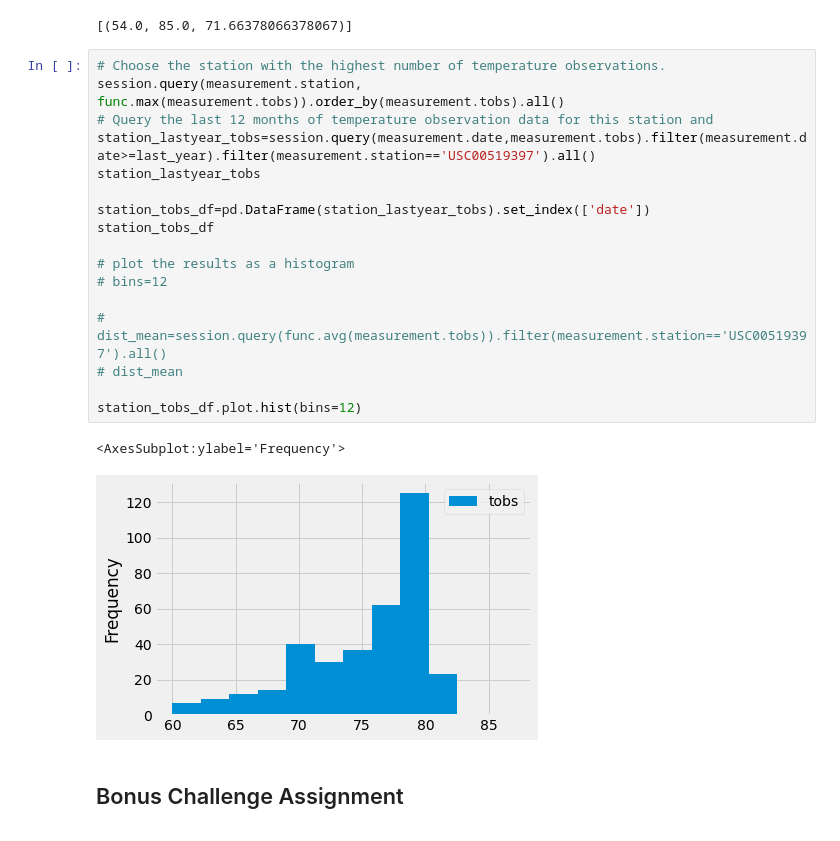
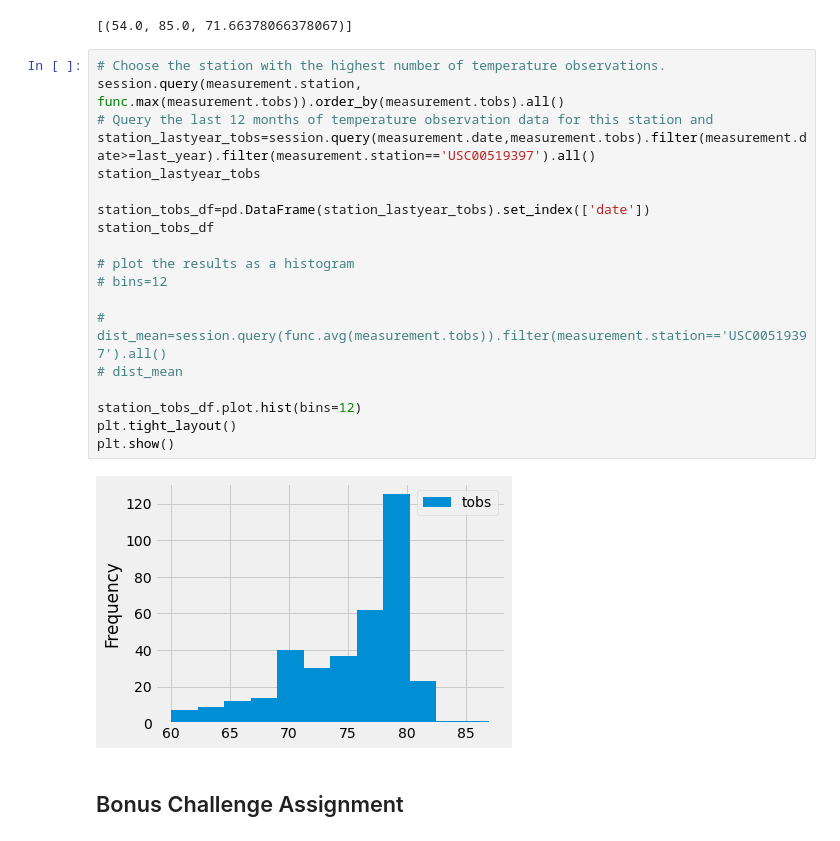
Before and after one commit to OpheliaH901/sqlalchemy-challenge, a Jupyter notebook: climate_starter.ipynb, the cells around one changed output. Cells and saved outputs as stored; diff of their text form.

```diff
--- a/climate_starter.ipynb
+++ b/climate_starter.ipynb
@@ -112,23 +112,24 @@ session.query(func.min(measurement.tobs), func.max(measurement.tobs), func.avg(m
 # %%
 # Choose the station with the highest number of temperature observations.
 session.query(measurement.station, func.max(measurement.tobs)).order_by(measurement.tobs).all()
 # Query the last 12 months of temperature observation data for this station and
 station_lastyear_tobs=session.query(measurement.date,measurement.tobs).filter(measurement.date>=last_year).filter(measurement.station=='USC00519397').all()
 station_lastyear_tobs
 
 station_tobs_df=pd.DataFrame(station_lastyear_tobs).set_index(['date'])
 station_tobs_df
 
 # plot the results as a histogram
 # bins=12
 
 # dist_mean=session.query(func.avg(measurement.tobs)).filter(measurement.station=='USC00519397').all()
 # dist_mean
 
 station_tobs_df.plot.hist(bins=12)
+plt.tight_layout()
+plt.show()
 # %% [output]
-<AxesSubplot:ylabel='Frequency'>
-[figure, old version]
+[figure, new version]
 # %% [markdown]
 ## Bonus Challenge Assignment
 # %%
```
